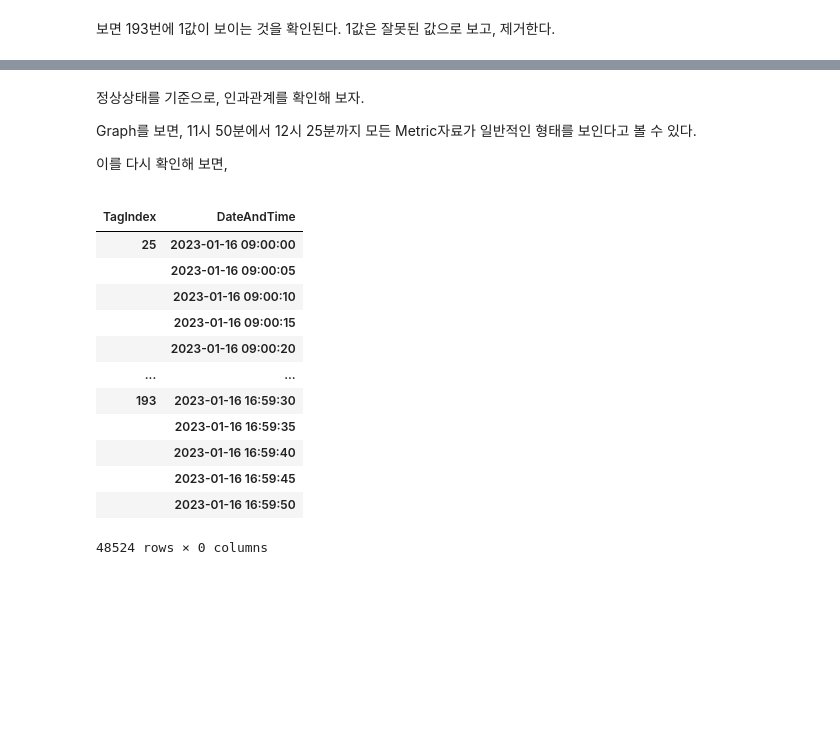
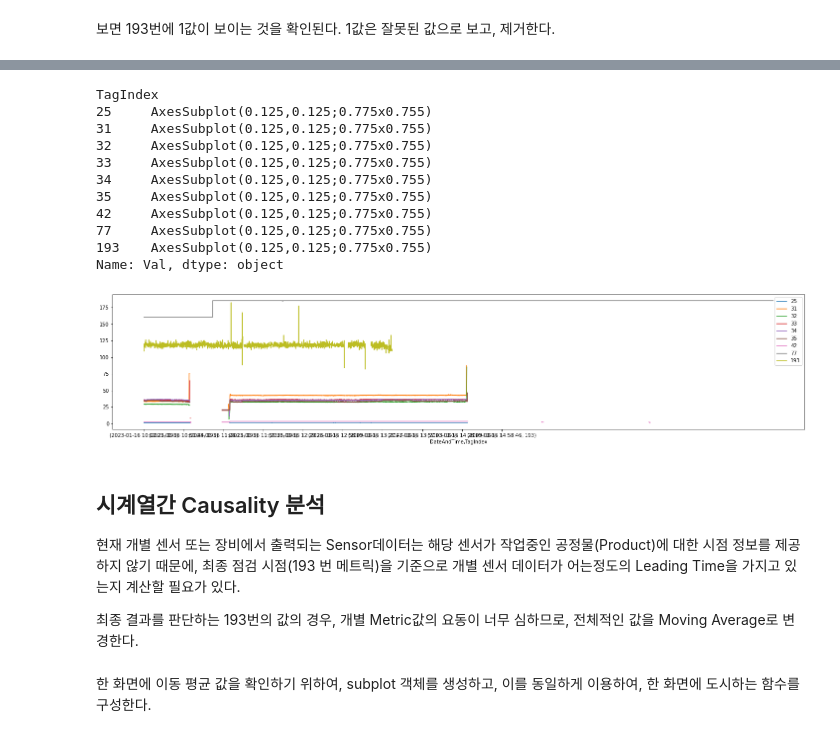
Before and after one commit to kpyopark/sample_iot_tags, a Jupyter notebook: raw_dataset_eda_and_refine.ipynb, the cells around one changed output, grey strips where cells are left out. Cells and saved outputs as stored; diff of their text form; code cells hidden in the pictures; blank space fills up the shorter version.

```diff
--- a/raw_dataset_eda_and_refine.ipynb
+++ b/raw_dataset_eda_and_refine.ipynb
@@ -132,23 +98,23 @@ ax.legend()
-# %% [markdown]
-정상상태를 기준으로, 인과관계를 확인해 보자.
-
-Graph를 보면, 11시 50분에서 12시 25분까지 모든 Metric자료가 일반적인 형태를 보인다고 볼 수 있다.
-
-이를 다시 확인해 보면,
-# %%
-ma5.loc[:, '2023-01-16 11:50:00':'2023-01-16 12:25:00']
-# %% [output]
-|  |  |
-| TagIndex | DateAndTime |
-| 25 | 2023-01-16 09:00:00 |
-|  | 2023-01-16 09:00:05 |
-|  | 2023-01-16 09:00:10 |
-|  | 2023-01-16 09:00:15 |
-|  | 2023-01-16 09:00:20 |
-| ... | ... |
-| 193 | 2023-01-16 16:59:30 |
-|  | 2023-01-16 16:59:35 |
-|  | 2023-01-16 16:59:40 |
-|  | 2023-01-16 16:59:45 |
-|  | 2023-01-16 16:59:50 |
-48524 rows × 0 columns
+# %%
+fig, ax = plt.subplots(figsize=(25,5))
+indexed_values.groupby('TagIndex')['Val'].plot(figsize=(25,5), legend=True, ax = ax)
+# %% [output]
+TagIndex
+25     AxesSubplot(0.125,0.125;0.775x0.755)
+31     AxesSubplot(0.125,0.125;0.775x0.755)
+32     AxesSubplot(0.125,0.125;0.775x0.755)
+33     AxesSubplot(0.125,0.125;0.775x0.755)
+34     AxesSubplot(0.125,0.125;0.775x0.755)
+35     AxesSubplot(0.125,0.125;0.775x0.755)
+42     AxesSubplot(0.125,0.125;0.775x0.755)
+77     AxesSubplot(0.125,0.125;0.775x0.755)
+193    AxesSubplot(0.125,0.125;0.775x0.755)
+Name: Val, dtype: object
+[figure, added]
+# %% [markdown]
+## 시계열간 Causality 분석
+
+현재 개별 센서 또는 장비에서 출력되는 Sensor데이터는 해당 센서가 작업중인 공정물(Product)에 대한 시점 정보를 제공하지 않기 때문에,
+최종 점검 시점(193 번 메트릭)을 기준으로 개별 센서 데이터가 어는정도의 Leading Time을 가지고 있는지 계산할 필요가 있다.
+
+최종 결과를 판단하는 193번의 값의 경우, 개별 Metric값의 요동이 너무 심하므로, 전체적인 값을 Moving Average로 변경한다.
@@ -154,0 +123,2 @@ ma5.loc[:, '2023-01-16 11:50:00':'2023-01-16 12:25:00']
+# %% [markdown]
+한 화면에 이동 평균 값을 확인하기 위하여, subplot 객체를 생성하고, 이를 동일하게 이용하여, 한 화면에 도시하는 함수를 구성한다.
```
Also changed, not shown: parts of 65 cells of this notebook.
